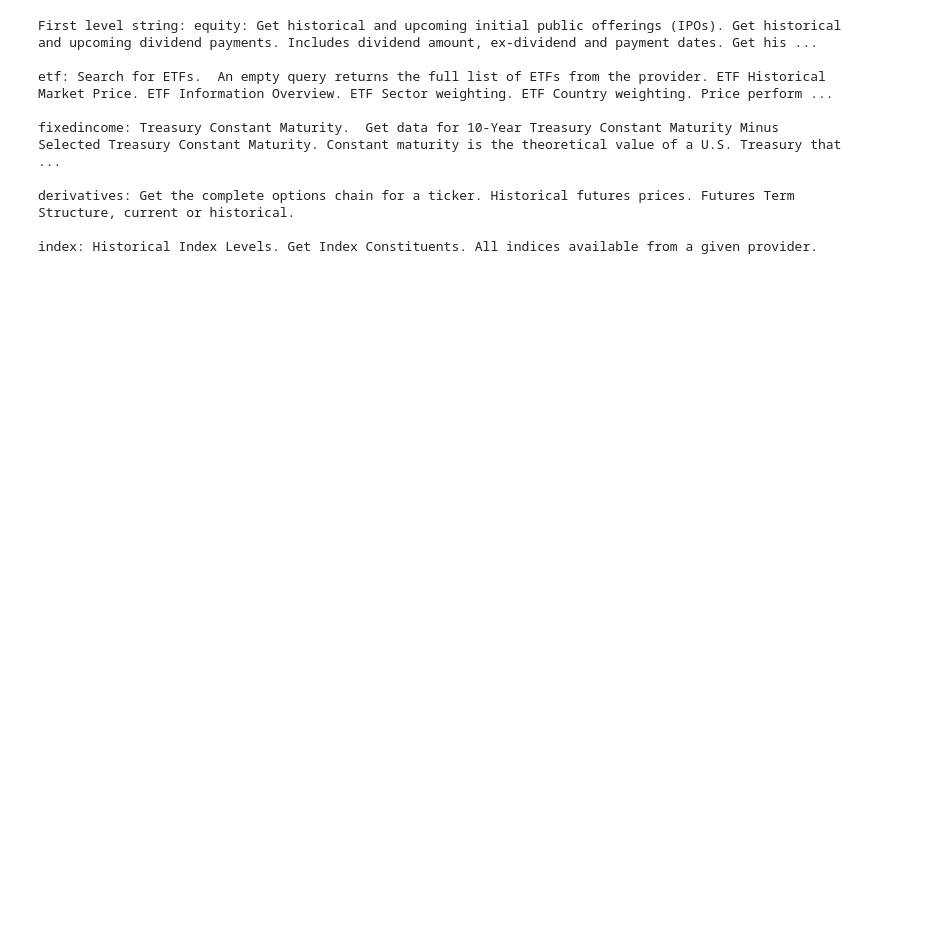
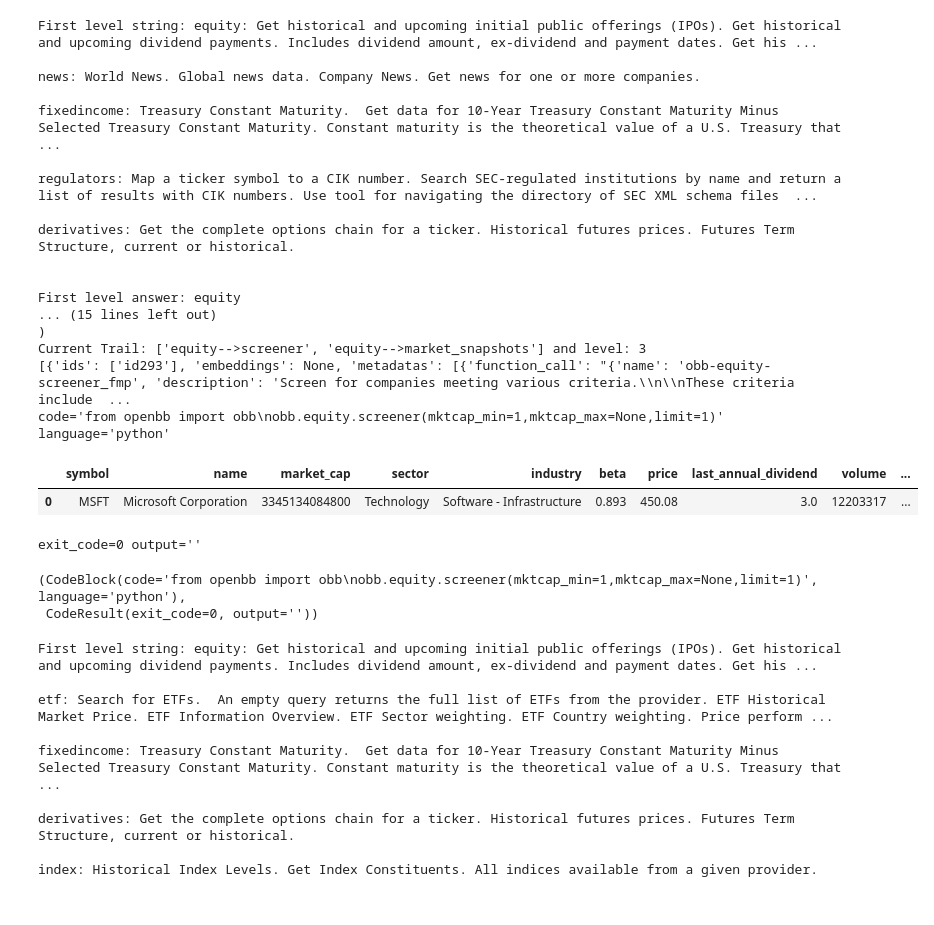
Before and after one commit to Athe-kunal/openbb-agent, a Jupyter notebook: AutoGen.ipynb, the cells around one changed output. Cells and saved outputs as stored; diff of their text form; code cells hidden in the pictures; blank space fills up the shorter version.

Commit message:
malinformed string fixes

```diff
--- a/AutoGen.ipynb
+++ b/AutoGen.ipynb
@@ -16,6 +19,31 @@ from openbb import obb
 obb.account.login(pat=os.environ['OBB_PAT'])
 # %%
 obb.user.preferences.output_type = "dataframe"
+# %%
+dspy_obb("Which company has the highest market cap?")
+# %% [output]
+First level string: equity: Get historical and upcoming initial public offerings (IPOs). Get historical and upcoming dividend payments. Includes dividend amount, ex-dividend and payment dates. Get his ...
+
+news: World News. Global news data. Company News. Get news for one or more companies.
+
+fixedincome: Treasury Constant Maturity.  Get data for 10-Year Treasury Constant Maturity Minus Selected Treasury Constant Maturity. Constant maturity is the theoretical value of a U.S. Treasury that  ...
+
+regulators: Map a ticker symbol to a CIK number. Search SEC-regulated institutions by name and return a list of results with CIK numbers. Use tool for navigating the directory of SEC XML schema files  ...
+
+derivatives: Get the complete options chain for a ticker. Historical futures prices. Futures Term Structure, current or historical.
+
+
+First level answer: equity
+... (15 lines left out)
+)
+Current Trail: ['equity-->screener', 'equity-->market_snapshots'] and level: 3
+[{'ids': ['id293'], 'embeddings': None, 'metadatas': [{'function_call': "{'name': 'obb-equity-screener_fmp', 'description': 'Screen for companies meeting various criteria.\\n\\nThese criteria include  ...
+code='from openbb import obb\nobb.equity.screener(mktcap_min=1,mktcap_max=None,limit=1)' language='python'
+|  | symbol | name | market_cap | sector | industry | beta | price | last_annual_dividend | volume | ... |
+| 0 | MSFT | Microsoft Corporation | 3345134084800 | Technology | Software - Infrastructure | 0.893 | 450.08 | 3.0 | 12203317 | ... |
+exit_code=0 output=''
+(CodeBlock(code='from openbb import obb\nobb.equity.screener(mktcap_min=1,mktcap_max=None,limit=1)', language='python'),
+ CodeResult(exit_code=0, output=''))
 # %%
 dspy_obb("What is the number of average share outstandings of TGT?")
 # %% [output]
```
Also changed, not shown: parts of 1 cell of this notebook, 1 other file.
